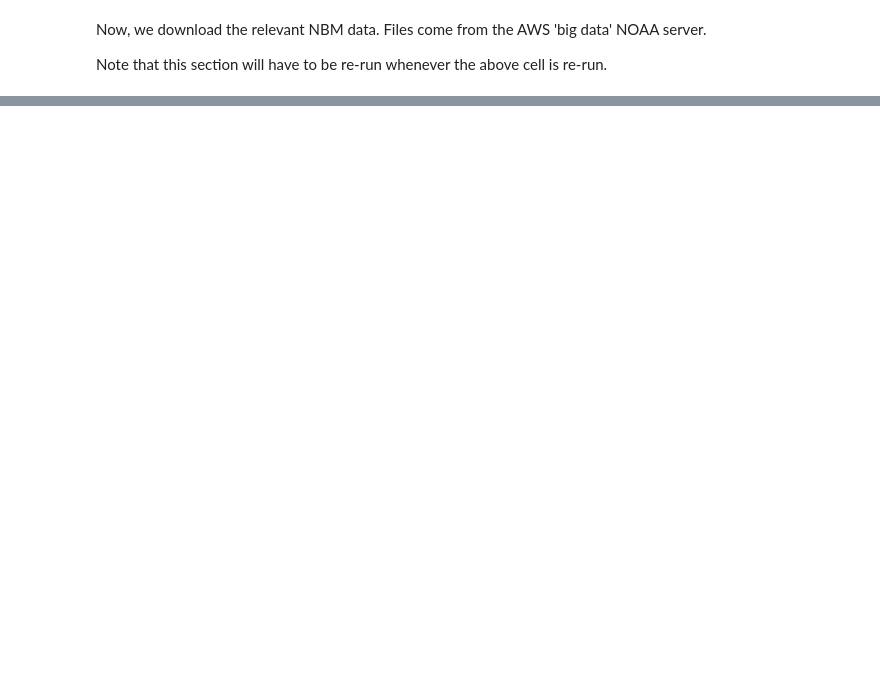
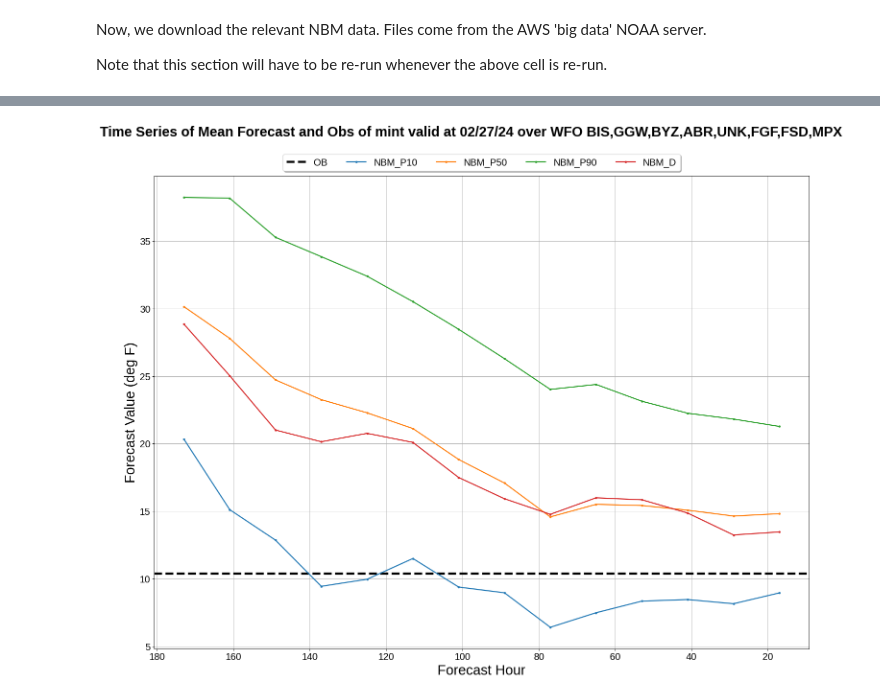
Before and after one commit to StevenLevine-NOAA/NBM-Verif, a Jupyter notebook: NBM_Percentile_vs_Obs_Over_Time.ipynb, the cells around one changed output, grey strips where cells are left out. Saved outputs shown, nothing was run; the diff lists cells and outputs as text; code cells hidden in the pictures; blank space fills up the shorter version.

```diff
--- a/NBM_Percentile_vs_Obs_Over_Time.ipynb
+++ b/NBM_Percentile_vs_Obs_Over_Time.ipynb
@@ -96,11 +109,11 @@ use_stageiv only applies when looking at qpf.
 #@title Select Forecasts to Verify and Download Ob Data {display-mode: "form"}
 
 element = "mint" #@param ["maxt","mint","qpf","maxwind","snow"]
-valid_date = "2024-02-26" #@param{type:"date"}
+valid_date = "2024-02-27" #@param{type:"date"}
 fcst_start = "2024-02-20" #@param{type:"date"}
-fcst_end = "2024-02-25" #@param{type:"date"}
+fcst_end = "2024-02-26" #@param{type:"date"}
 region_selection = "CWA" #@param ["WR","SR","ER","CR","AR","CONUS","CWA"]
-network_selection="NWS+RAWS+HADS" #@param ["NWS", "RAWS", "NWS+RAWS", "NWS+RAWS+HADS", "ALL", "CUSTOM", "LIST"]
+network_selection="NWS+RAWS" #@param ["NWS", "RAWS", "NWS+RAWS", "NWS+RAWS+HADS", "ALL", "CUSTOM", "LIST"]
 cwa_id="BIS,GGW,BYZ,ABR,UNK,FGF,FSD,MPX" #@param {type:"string"}
 #compare_to="NBM_D" #@param ["NBM_P50", "NBM_D", "MOS"]
 use_stageiv = True #@param {type:"boolean"}
@@ -870,7 +883,7 @@ for nbmdate in daterange(element,fcst_start_date,fcst_stop_date):
       fcst[region]['lon'] = all_lons
       tmpframe=pd.concat([masterfcst,fcst[region]])
       masterfcst=tmpframe
-masterfcst.replace(-9999.0,np.nan)
+masterfcst.replace(-9999.0,np.nan,inplace=True)
 
 if export_df_csv:
   csv_name="obs_"+element+"_series_valid_"+valid_end_datetime.strftime('%Y%m%d')+"_"+region+".csv"
@@ -879,23 +910,26 @@ if export_df_csv:
 # %%
 #@title Plotting Option One - Averaged Forecasts Over Domain
-masterfcst=masterfcst.replace(-9999.0,np.NaN)
+#masterfcst=masterfcst.replace(-9999.0,np.NaN,inplace=True)
+matplotlib.rc('axes',facecolor='white',edgecolor='black')
 units={"maxt":"deg F", "mint":"deg F", "qpf":"in", "maxwind":"kts", "snow":"in"}
 figavg=plt.figure(constrained_layout=False,figsize=(22,16),dpi=80)
 grid=figavg.add_gridspec(1,1)
 axavg=figavg.add_subplot(1,1,1)
 mosframe=masterfcst.groupby(['forecast_hour'])[['forecast_hour','OB','NBM_D','NBM_P10','NBM_P50','NBM_P90']].mean()
 plt.axhline(mosframe.loc[mosframe.index[0],'OB'],color='black',linewidth=4,linestyle='dashed',label="OB")
 for var in ['NBM_P10','NBM_P50','NBM_P90']:
   mosframe.plot(ax=axavg,kind="line",x="forecast_hour",y=var,grid=True,marker='o',markersize=3,fontsize=18,linewidth=2)
 if element != "maxwind":
   mosframe.plot(ax=axavg,kind="line",x="forecast_hour",y='NBM_D',grid=True,marker='o',markersize=3,fontsize=18,linewidth=2)
 axavg.legend(loc='lower center',bbox_to_anchor=[0.5,1.00],fancybox=True,shadow=True,ncol=6,prop={'size': 18})
 axavg.set_xlim(axavg.get_xlim()[::-1])
 plt.xlabel("Forecast Hour",fontsize=26)
 plt.ylabel("Forecast Value (" + units[element] + ")",fontsize=26)
 title_string="Time Series of Mean Forecast and Obs of " + element + " valid at " + valid_date_start.strftime('%m/%d/%y')  + " over WFO " + region
 figavg.text(0.5,0.94,title_string,horizontalalignment='center',verticalalignment='bottom',weight='bold',fontsize=26)
 figavg.savefig(region+"_"+element+"_mean_valid_" + valid_date_start.strftime('%m%d%y')+".png")
+# %% [output]
+[figure, added]
 # %%
 #@title Plotting Option Two - Obs in Percentile Space Over Time
 #generate time series plot
```
Also changed, not shown: parts of 9 cells of this notebook.
